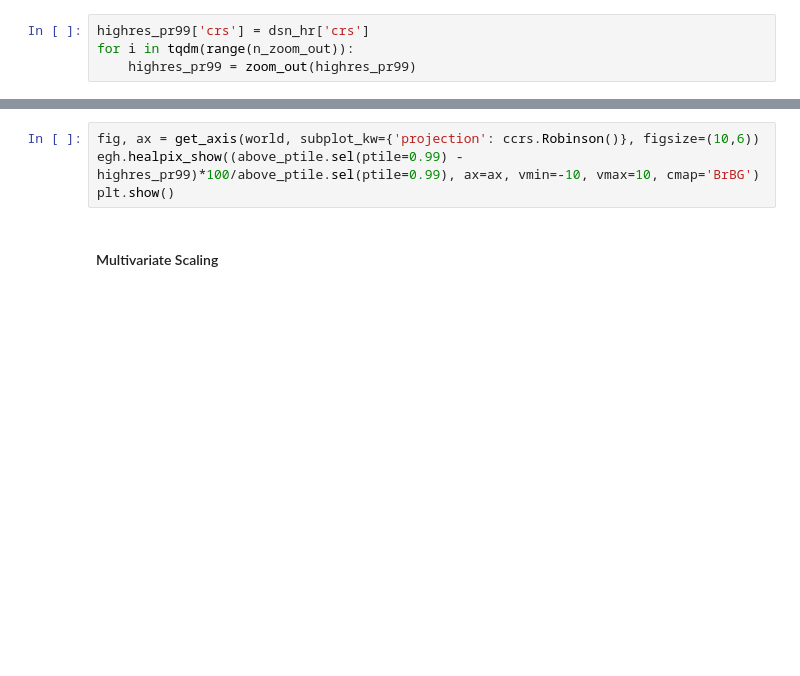
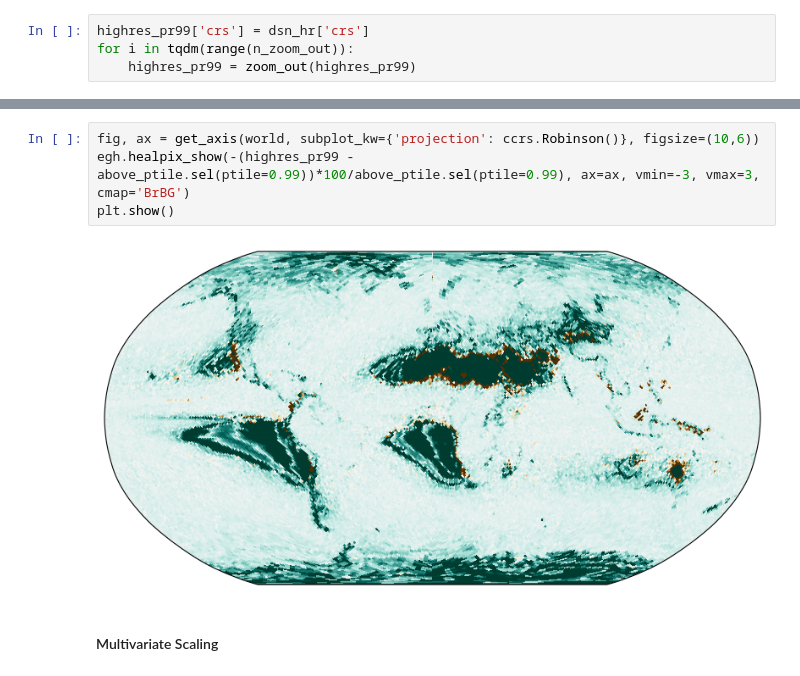
Before and after one commit to robertvdd/PrecipExts_xsh, a Jupyter notebook: Upscaling Precipitaiton Statistics.ipynb, the cells around one changed output, grey strips where cells are left out. Drawn from its saved outputs; the diff is of its cells as text; blank space fills up the shorter version.

```diff
--- a/Upscaling Precipitaiton Statistics.ipynb
+++ b/Upscaling Precipitaiton Statistics.ipynb
@@ -164,6 +166,8 @@ plt.show()
 # %%
 fig, ax = get_axis(world, subplot_kw={'projection': ccrs.Robinson()}, figsize=(10,6))
-egh.healpix_show((above_ptile.sel(ptile=0.99) - highres_pr99)*100/above_ptile.sel(ptile=0.99), ax=ax, vmin=-10, vmax=10, cmap='BrBG')
+egh.healpix_show(-(highres_pr99 - above_ptile.sel(ptile=0.99))*100/above_ptile.sel(ptile=0.99), ax=ax, vmin=-3, vmax=3, cmap='BrBG')
 plt.show()
+# %% [output]
+[figure, added]
 # %% [markdown]
 <h4>Multivariate Scaling</h4>
```
Also changed, not shown: parts of 1 cell of this notebook.
